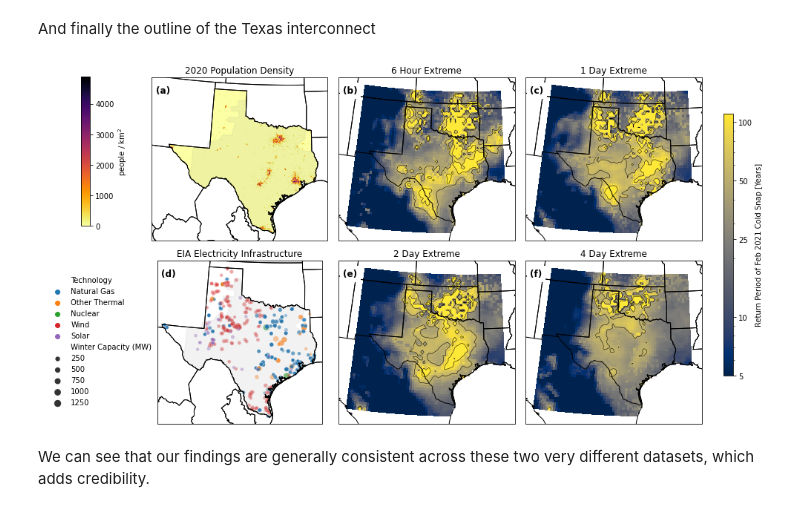
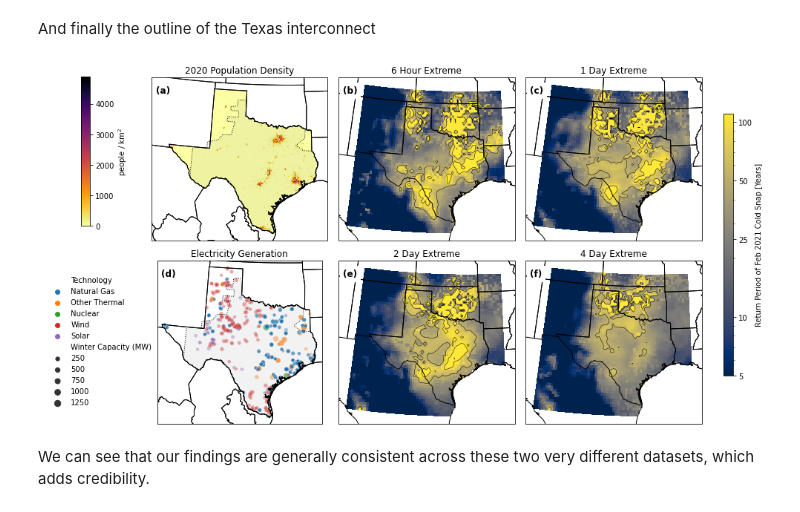
Before and after one commit to jdossgollin/2021-TXtreme, a Jupyter notebook: scripts/local_return_period.ipynb, the cells around one changed output. Saved outputs shown, nothing was run; the diff lists cells and outputs as text; code cells hidden in the pictures.

```diff
--- a/scripts/local_return_period.ipynb
+++ b/scripts/local_return_period.ipynb
@@ -310,7 +310,7 @@ scp = sns.scatterplot(
     ax=ax,
     alpha=0.4,
 )
-ax.set_title("EIA Electricity Infrastructure")
+ax.set_title("Electricity Generation")
 handles, labels = ax.get_legend_handles_labels()
 ax.legend_.remove()
 
@@ -319,9 +319,16 @@ for ax in axes.flat[[0, 3]]:
     ax.add_geometries(
         ercot["geometry"],
         crs=data_proj,
+        edgecolor="black",
+        facecolor="none",
+        linestyle=":",
+    )
+    ax.add_geometries(
+        ercot["geometry"],
+        crs=data_proj,
+        edgecolor="none",
         facecolor="gray",
         alpha=0.1,
-        edgecolor="gray",
     )
 
 # add boundaries to every figure
@@ -345,33 +352,33 @@ cbar.ax.set_yticklabels(TICKS)
 
 # colorbar for population density
 fig.subplots_adjust(left=0.125)
 popcbax = fig.add_axes([0.05, 0.55, 0.0125, 0.4])
 fig.colorbar(C0, cax=popcbax, label="people / km$^2$")
 
 # colorbar for generation capacity
 gencbax = fig.add_axes([0.0, 0.05, 0.1, 0.5])
 gencbax.axis("off")
 gencbax.legend(
     handles,
     labels,
     ncol=1,
     loc="lower left",
     frameon=False,
 )
 
 # add (a), (b), etc
 add_panel_text(
     axes,
     xloc=0.025,
     yloc=0.95,
     backgroundcolor="white",
     fontsize=12,
 )
 
 # finally done!
 smart_save("local_rt_era5")
 plt.show()
 # %% [output]
-[figure, old version]
+[figure, new version]
 # %% [markdown]
 We can see that our findings are generally consistent across these two very different datasets, which adds credibility.
```
Also changed, not shown: 9 other files.
